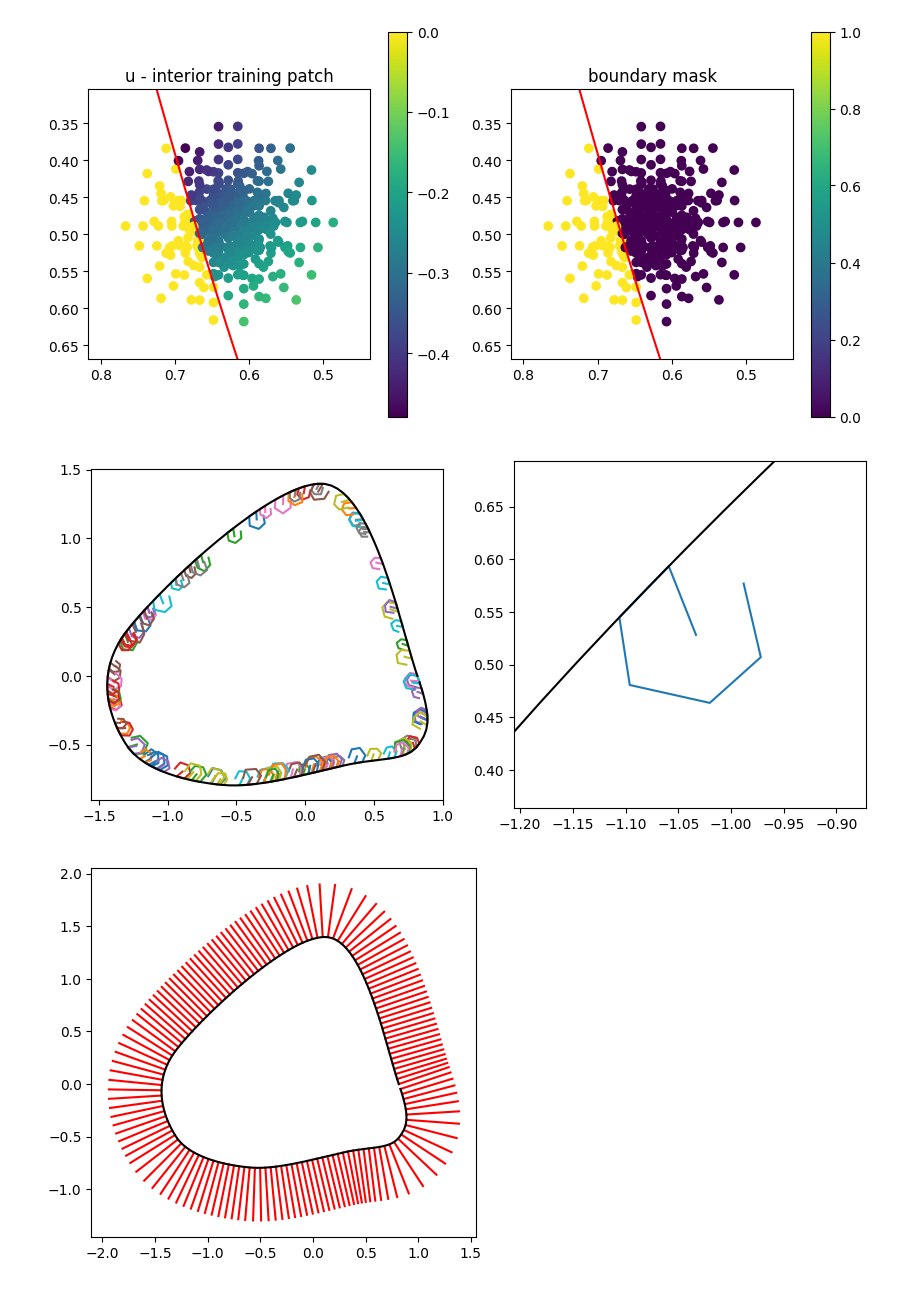
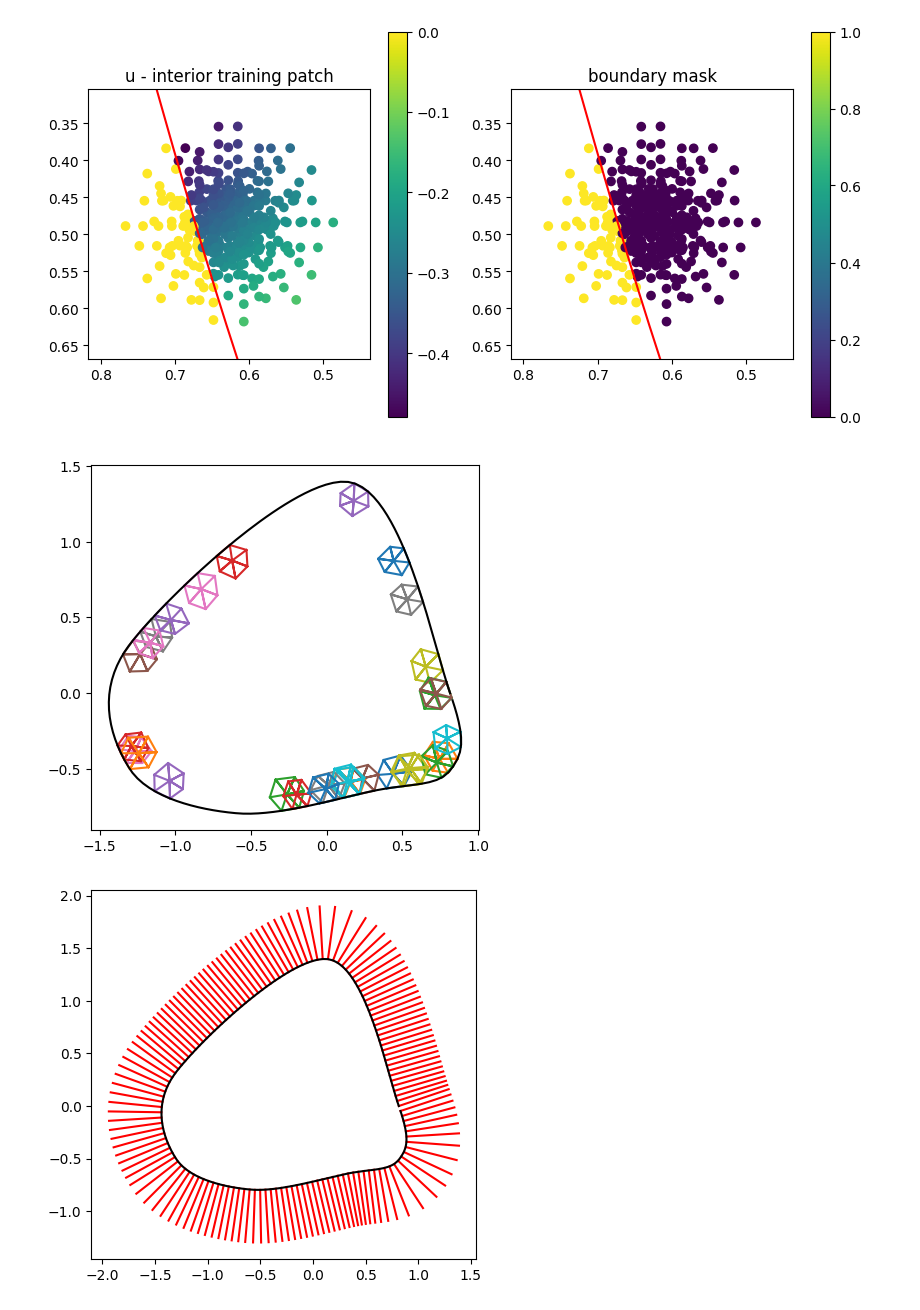
Before and after one commit to jh6220/SINNs-FEM, a Jupyter notebook: SINNs_FEM_training.ipynb, the cells around one changed output. Drawn from its saved outputs; the diff is of its cells as text; code cells hidden in the pictures.

```diff
--- a/SINNs_FEM_training.ipynb
+++ b/SINNs_FEM_training.ipynb
@@ -236,6 +236,7 @@ for i in range(n):
 # %%
 plt.figure(figsize=(5,5))
 plt.plot(nodes[boundaryNodes,0],nodes[boundaryNodes,1],'r')
+idxs_arr = [1,2,3,4,5,6,1,0,2,0,3,0,4,0,5,0,6]
 for i in range(n):
-    plt.plot(nodesTP_arr[i,[1,2,3,4,5,6,1],0],nodesTP_arr[i,[1,2,3,4,5,6,1],1])
+    plt.plot(nodesTP_arr[i,idxs_arr,0],nodesTP_arr[i,idxs_arr,1])
 # %% [output]
@@ -265,9 +266,9 @@ def GetBoundaryEncoderInputMask(n,k,Esize=0.05):
     x = (k*np.abs(x)+(1-k)*np.abs(x)**2) * np.sign(x)
     return x*Esize
 
-sizeIE = 0.1
-sizeBE = 0.2
-nodesIE = GetRadialEncoderInputMask(6,8,0.5,sizeIE)
+sizeIE = 0.04
+sizeBE = 0.06
+nodesIE = GetRadialEncoderInputMask(4,6,0.5,sizeIE)
 # nodesIE = GetSquareEncoderInputMask(4,0.5,sizeIE)
 s_alphaBE = GetBoundaryEncoderInputMask(8,0.5,sizeBE) # boundary encoder input mask; size defined in x-y distance (not alpha)
 # %%
@@ -282,5 +283,3 @@ plt.plot(s_alphaBE,'-o')
-# %%
-nodesIE = GetSquareEncoderInputMask(4,0.5,sizeIE)
 # %%
 def GetEncoderInputTP(nodesTP,nodesIE):
     nodesTP = nodesTP.reshape(-1,1,2)
@@ -401,8 +400,8 @@ def GetRandomTPmeshBoundary(nodesB,alpha,interpNodesB=None,elSizeMin=0.04,elSize
 
 # Boundary training patch sampling
 
-elSizeMin = 0.04
-elSizeMax = 0.07
+elSizeMin = 0.1
+elSizeMax = 0.12
 
 nodes = data[idx_data]['nodes']
 elements = data[idx_data]['elements']
@@ -412,7 +411,7 @@ alpha = data[idx_data]['alpha']
 u = data[idx_data]['l']
 interpNodesB = data[idx_data]['interpNodesB']
 
-n = 100
+n = 30
 nodesTPB_arr = np.zeros((n,7,2))
 elementsTPB_arr = np.zeros((n,6,3),dtype=int)
 
@@ -421,23 +420,23 @@ for i in range(n):
     nodesTPB_arr[i] = nodesTPB
     elementsTPB_arr[i] = elementsTPB
 # %%
-plt.figure(figsize=(10,5))
-plt.subplot(1,2,1)
+plt.figure(figsize=(5,5))
+# plt.subplot(1,2,1)
 for i in range(n):
-    plt.plot(nodesTPB_arr[i,:,0],nodesTPB_arr[i,:,1])
+    plt.plot(nodesTPB_arr[i,idxs_arr,0],nodesTPB_arr[i,idxs_arr,1])
 # plt.scatter([nodes_0[0],nodes_1[0]],[nodes_0[1],nodes_1[1]],c=['r','b'])
 plt.plot(nodesB[:,0],nodesB[:,1],'k')
 plt.gca().set_aspect('equal', adjustable='box')
-plt.subplot(1,2,2)
-plt.plot(nodesTPB[:,0],nodesTPB[:,1])
-# plt.scatter([nodes_0[0],nodes_1[0]],[nodes_0[1],nodes_1[1]],c=['r','b'])
-plt.plot(nodesB[:,0],nodesB[:,1],'k')
-plt.gca().set_aspect('equal', adjustable='box')
-plt.ylim([nodesTPB[:,1].min()-0.1,nodesTPB[:,1].max()+0.1])
-plt.xlim([nodesTPB[:,0].min()-0.1,nodesTPB[:,0].max()+0.1])
-plt.show()
+# plt.subplot(1,2,2)
+# plt.plot(nodesTPB[:,0],nodesTPB[:,1])
+# # plt.scatter([nodes_0[0],nodes_1[0]],[nodes_0[1],nodes_1[1]],c=['r','b'])
+# plt.plot(nodesB[:,0],nodesB[:,1],'k')
+# plt.gca().set_aspect('equal', adjustable='box')
+# plt.ylim([nodesTPB[:,1].min()-0.1,nodesTPB[:,1].max()+0.1])
+# plt.xlim([nodesTPB[:,0].min()-0.1,nodesTPB[:,0].max()+0.1])
+# plt.show()
 # %% [output]
-[figure, old version]
+[figure, new version]
 # %%
 def GetNormals(nodesB, alpha):
     nodesB_expand = np.concatenate([nodesB[-1:],nodesB,nodesB[0:1]],0)
```
Also changed, not shown: parts of 29 cells of this notebook.
